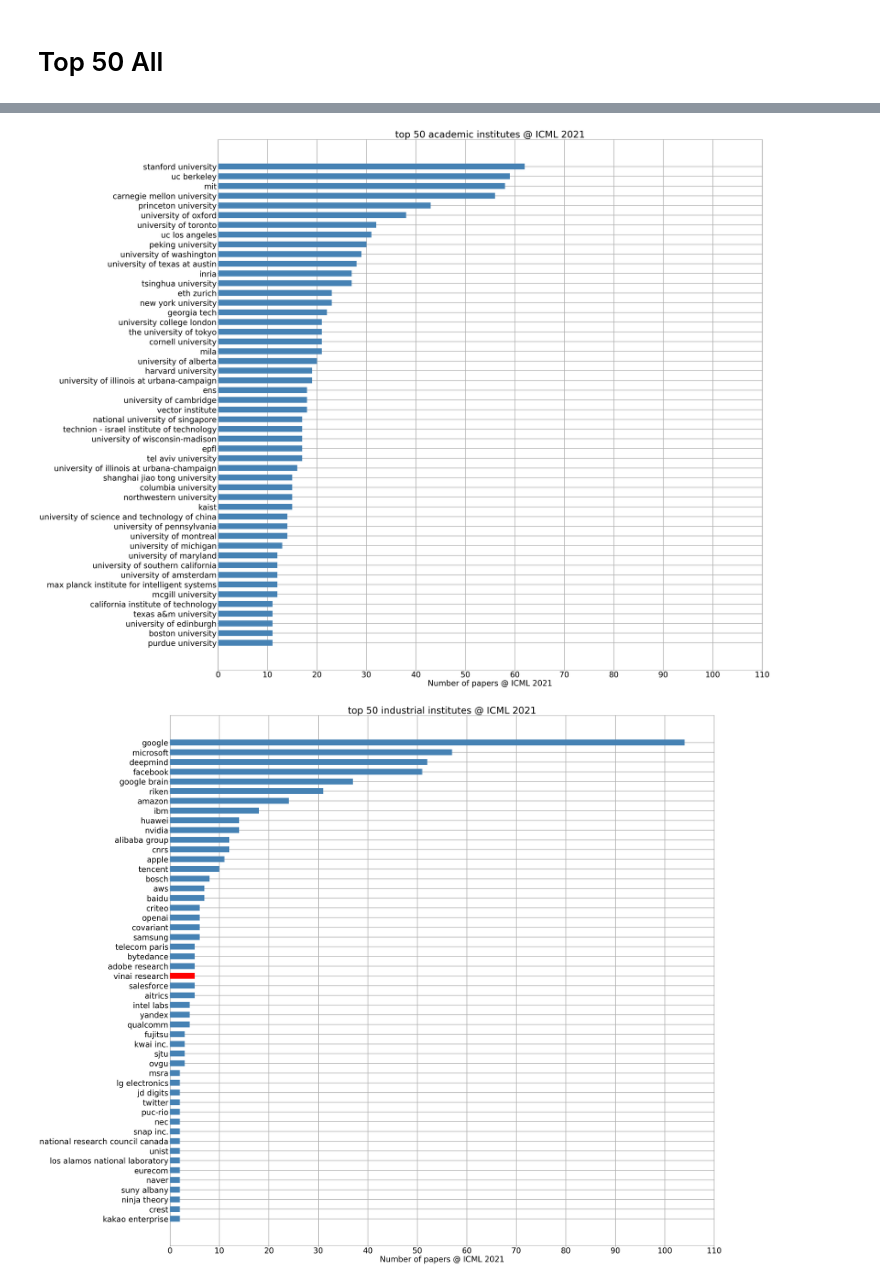
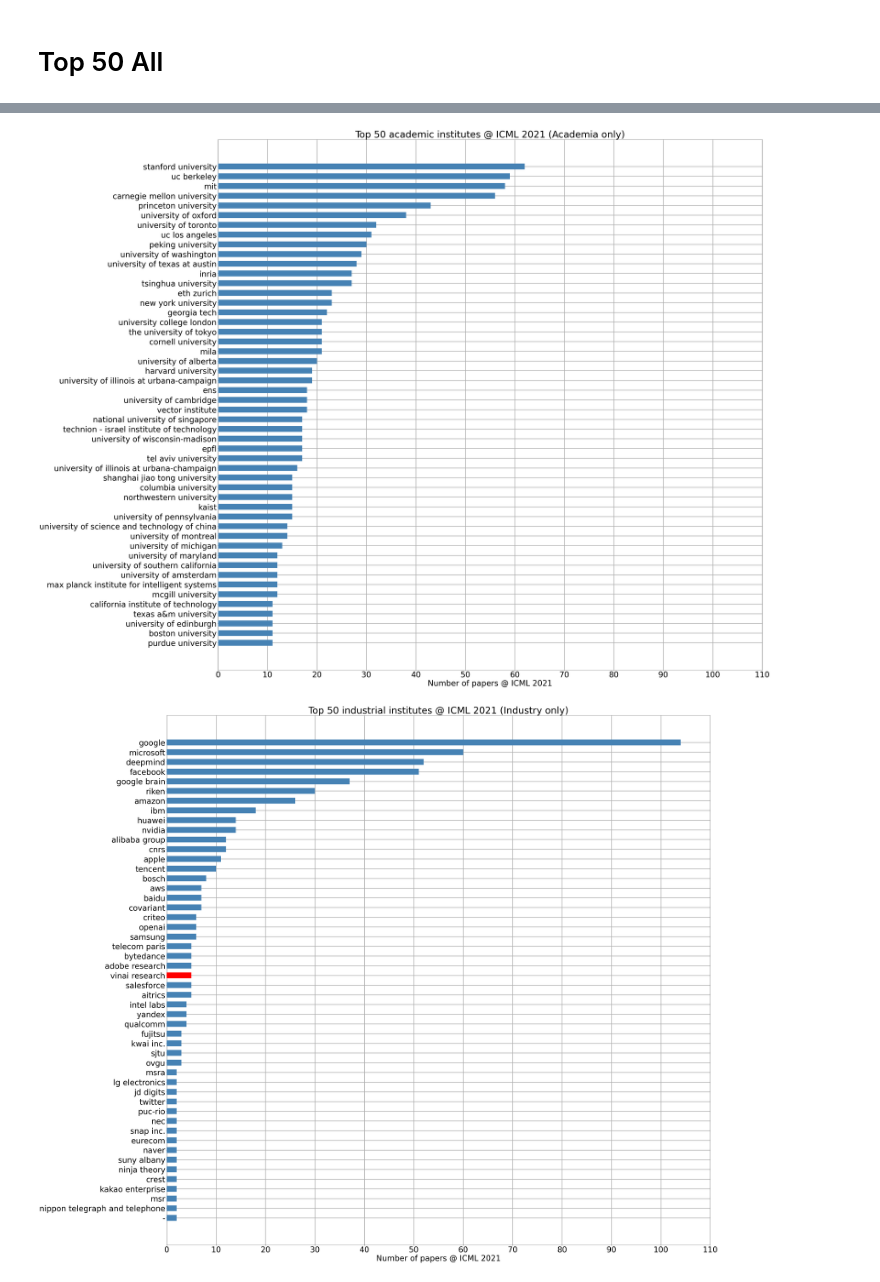
Before and after one commit to tung-nd/ICML-2021-Statistics, a Jupyter notebook: institute_stats.ipynb, the cells around one changed output, grey strips where cells are left out. Drawn from its saved outputs; the diff is of its cells as text; code cells hidden in the pictures.

```diff
--- a/institute_stats.ipynb
+++ b/institute_stats.ipynb
@@ -33,7 +33,7 @@ academic_prefix = ['university', 'institute', 'uc ', 'mit', 'umass amherst', 'sk
                       'chinese academy of sciences', 'school', 'lit ai lab', 'lawrence livermore national laboratory',
                       'kaist', 'kaust', 'istituto italiano di tecnologia', 'ist austria', 'isi foundation',
                       'inria', 'college', 'hec montreal', 'mila', 'georgia tech', 'eth zurich', 'epfl',
-                      'ellis unit', 'polytechnique', 'ens', 'academy', 'uiuc']
+                      'ellis unit', 'polytechnique', 'ens', 'academy', 'uiuc', 'unist', 'national']
 
 def is_academic(affi):
     for prefix in academic_prefix:
@@ -86,41 +86,41 @@ ax.set_yticklabels(top_places)
 ax.invert_yaxis()  # labels read top-to-bottom
 ax.set_xticks(list(range(0, 111, 10)))
 ax.set_xlabel('Number of papers @ ICML 2021')
-ax.set_title(f'top {top} academic institutes @ ICML 2021')
+ax.set_title(f'Top {top} academic institutes @ ICML 2021 (Academia only)')
 # ax.set_title('Rank 100-200 institutes @ ICML 2021')
 ax.grid(linewidth=3)
 fig.savefig('icml_stats_top50_academic.svg', bbox_inches='tight')
 plt.show()
 # %% [output]
-[figure, old version]
+[figure, new version]
 # %%
 plt.rcParams.update({'font.size': 40})
 fig, ax = plt.subplots()
 fig.set_size_inches(50, 50)
 top = 50
 most_common = industry_affi_count.most_common(top)
 most_common = [x for x in most_common]
 top_places = [obj[0] for obj in most_common]
 paper_counts = [obj[1] for obj in most_common]
 
 colors = []
 for place in top_places:
     if place != 'vinai research':
         colors.append('steelblue')
     else:
         colors.append('red')
 
 x = ax.barh(np.arange(0, 250, 5), paper_counts, height=3., align='center', zorder=3, color=colors)
 
 ax.set_yticks(np.arange(0, 250, 5))
 ax.set_yticklabels(top_places)
 ax.invert_yaxis()  # labels read top-to-bottom
 ax.set_xticks(list(range(0, 111, 10)))
 ax.set_xlabel('Number of papers @ ICML 2021')
-ax.set_title(f'top {top} industrial institutes @ ICML 2021')
+ax.set_title(f'Top {top} industrial institutes @ ICML 2021 (Industry only)')
 # ax.set_title('Rank 100-200 institutes @ ICML 2021')
 ax.grid(linewidth=3)
 fig.savefig('icml_stats_top50_industry.svg', bbox_inches='tight')
 plt.show()
 # %% [output]
-[figure, old version]
+[figure, new version]
```
Also changed, not shown: parts of 2 cells of this notebook, 2 other files.
